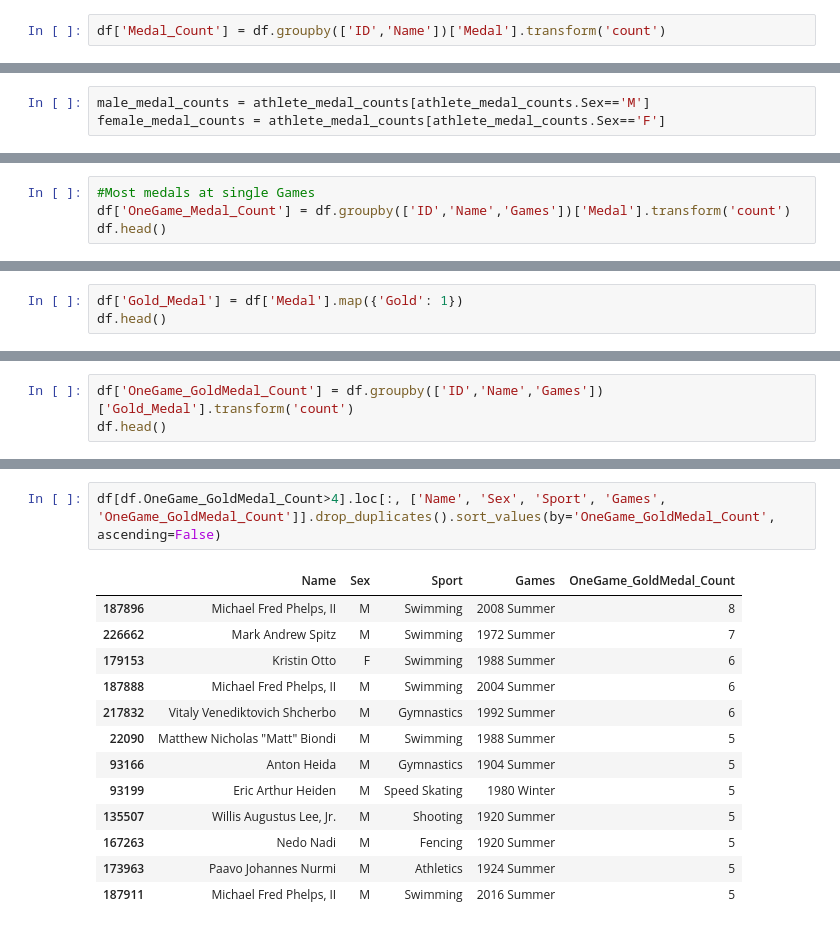
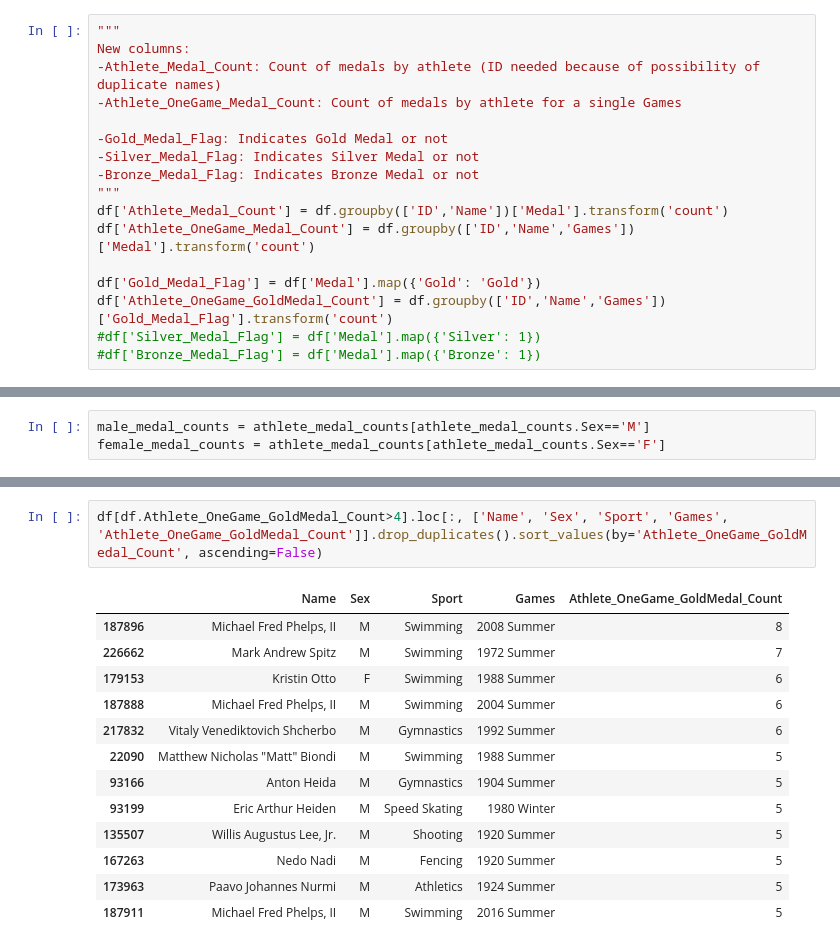
Before and after one commit to jennifer-biener/kaggle_datasets, a Jupyter notebook: athletes with most medals.ipynb, the cells around one changed output, grey strips where cells are left out. Drawn from its saved outputs; the diff is of its cells as text.

```diff
--- a/athletes with most medals.ipynb
+++ b/athletes with most medals.ipynb
@@ -11,7 +11,22 @@ df.head()
 | 3 | 4 | Edgar Lindenau Aabye | M | 34.0 | NaN | NaN | Denmark/Sweden | DEN | 1900 Summer | 1900 | Summer | ... |
 | 4 | 5 | Christine Jacoba Aaftink | F | 21.0 | 185.0 | 82.0 | Netherlands | NED | 1988 Winter | 1988 | Winter | ... |
 # %%
-df['Medal_Count'] = df.groupby(['ID','Name'])['Medal'].transform('count')
+"""
+New columns:
+-Athlete_Medal_Count: Count of medals by athlete (ID needed because of possibility of duplicate names)
+-Athlete_OneGame_Medal_Count: Count of medals by athlete for a single Games
+
+-Gold_Medal_Flag: Indicates Gold Medal or not
+-Silver_Medal_Flag: Indicates Silver Medal or not
+-Bronze_Medal_Flag: Indicates Bronze Medal or not
+"""
+df['Athlete_Medal_Count'] = df.groupby(['ID','Name'])['Medal'].transform('count')
+df['Athlete_OneGame_Medal_Count'] = df.groupby(['ID','Name','Games'])['Medal'].transform('count')
+
+df['Gold_Medal_Flag'] = df['Medal'].map({'Gold': 'Gold'})
+df['Athlete_OneGame_GoldMedal_Count'] = df.groupby(['ID','Name','Games'])['Gold_Medal_Flag'].transform('count')
+#df['Silver_Medal_Flag'] = df['Medal'].map({'Silver': 1})
+#df['Bronze_Medal_Flag'] = df['Medal'].map({'Bronze': 1})
 # %%
 df.head()
 # %% [output]
@@ -119,4 +117,0 @@ female_top10 = female_medal_counts.tail(10).plot.barh(x='Name', y='Medal_Count')
-# %%
-#Most medals at single Games
-df['OneGame_Medal_Count'] = df.groupby(['ID','Name','Games'])['Medal'].transform('count')
-df.head()
@@ -147,6 +135,3 @@ df[df.OneGame_Medal_Count>5].loc[:, ['Name', 'Sex', 'Sport', 'Games', 'OneGame_M
 | 41481 | Viktor Ivanovych Chukarin | M | Gymnastics | 1952 Summer | 6 |
 | 36625 | Vra slavsk (-Odloilov) | F | Gymnastics | 1968 Summer | 6 |
 | 258382 | Hermann Otto Ludwig Weingrtner | M | Gymnastics | 1896 Summer | 6 |
-# %%
-df['Gold_Medal'] = df['Medal'].map({'Gold': 1})
-df.head()
@@ -160,3 +137,0 @@ df.head()
-# %%
-df['OneGame_GoldMedal_Count'] = df.groupby(['ID','Name','Games'])['Gold_Medal'].transform('count')
-df.head()
@@ -170,7 +138,7 @@ df.head()
 # %%
-df[df.OneGame_GoldMedal_Count>4].loc[:, ['Name', 'Sex', 'Sport', 'Games', 'OneGame_GoldMedal_Count']].drop_duplicates().sort_values(by='OneGame_GoldMedal_Count', ascending=False)
+df[df.Athlete_OneGame_GoldMedal_Count>4].loc[:, ['Name', 'Sex', 'Sport', 'Games', 'Athlete_OneGame_GoldMedal_Count']].drop_duplicates().sort_values(by='Athlete_OneGame_GoldMedal_Count', ascending=False)
 # %% [output]
-|  | Name | Sex | Sport | Games | OneGame_GoldMedal_Count |
+|  | Name | Sex | Sport | Games | Athlete_OneGame_GoldMedal_Count |
 | 187896 | Michael Fred Phelps, II | M | Swimming | 2008 Summer | 8 |
 | 226662 | Mark Andrew Spitz | M | Swimming | 1972 Summer | 7 |
 | 179153 | Kristin Otto | F | Swimming | 1988 Summer | 6 |
```
Also changed, not shown: parts of 16 cells of this notebook.
